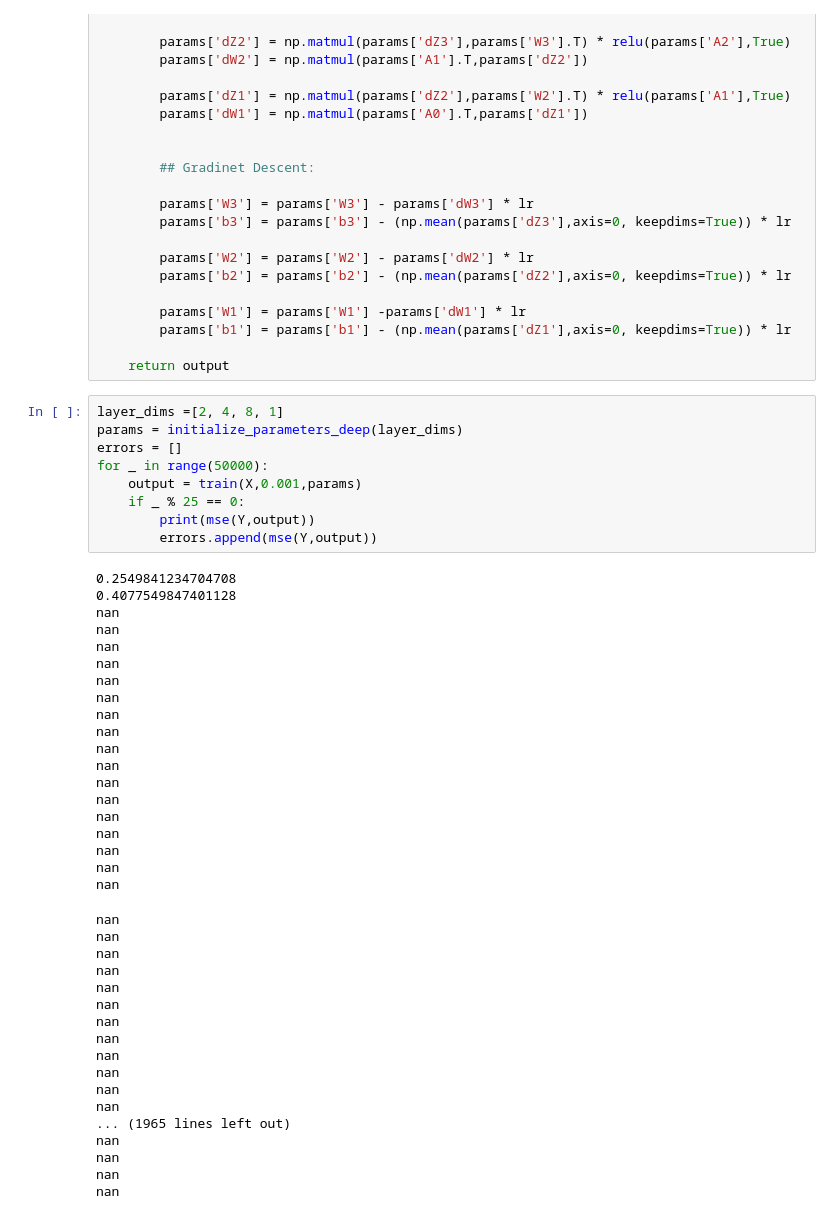
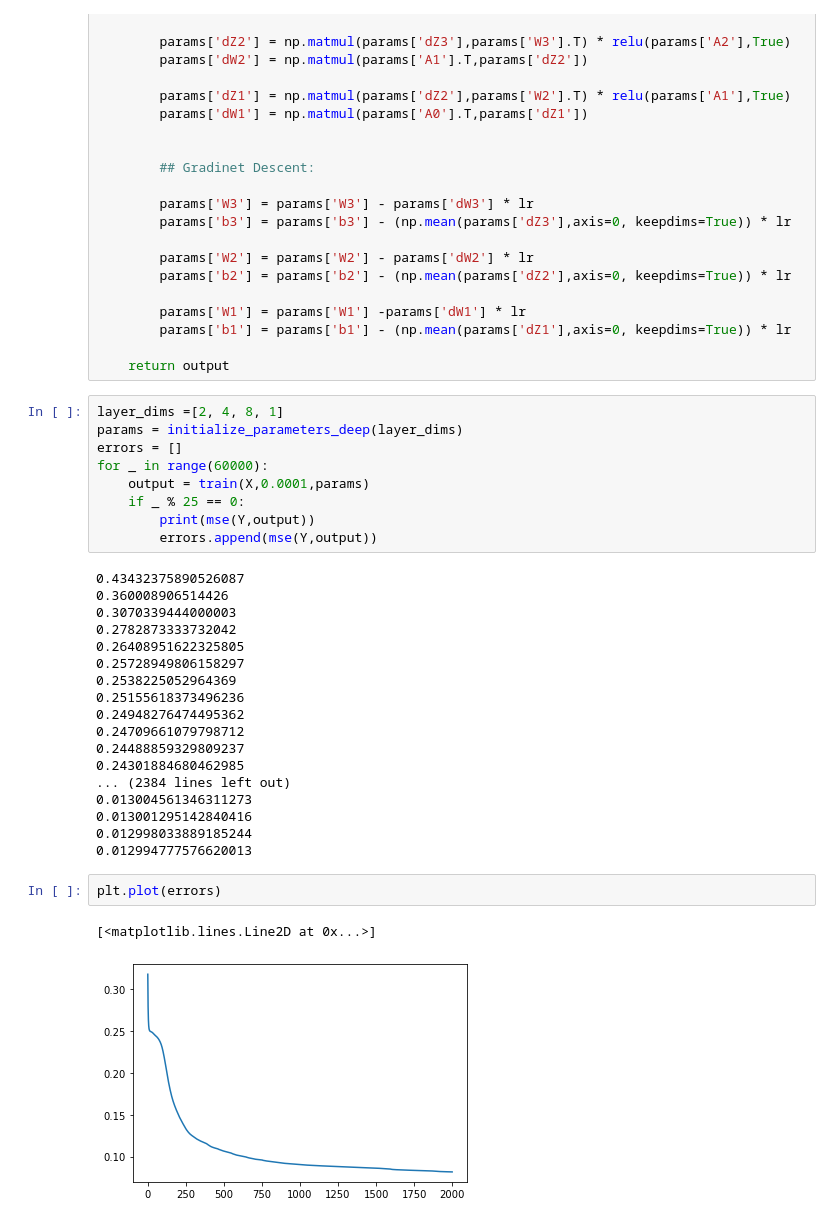
Before and after one commit to GreatestTrain/keras, a Jupyter notebook: 4.numpy.ipynb, the cells around one changed output. Cells and saved outputs as stored; diff of their text form.

```diff
--- a/4.numpy.ipynb
+++ b/4.numpy.ipynb
@@ -137,45 +119,31 @@ def train(X_data,lr,params,training=True):
 layer_dims =[2, 4, 8, 1]
 params = initialize_parameters_deep(layer_dims)
 errors = []
-for _ in range(50000):
-    output = train(X,0.001,params)
+for _ in range(60000):
+    output = train(X,0.0001,params)
     if _ % 25 == 0:
         print(mse(Y,output))
         errors.append(mse(Y,output))
 # %% [output]
-0.2549841234704708
-0.4077549847401128
-nan
-nan
-nan
-nan
-nan
-nan
-nan
-nan
-nan
-nan
-nan
-nan
-nan
-nan
-nan
-nan
-nan
+0.43432375890526087
+0.360008906514426
+0.3070339444000003
+0.2782873333732042
+0.26408951622325805
+0.25728949806158297
+0.2538225052964369
+0.25155618373496236
+0.24948276474495362
+0.24709661079798712
+0.24488859329809237
+0.24301884680462985
+... (2384 lines left out)
+0.013004561346311273
+0.013001295142840416
+0.012998033889185244
+0.012994777576620013
-nan
-nan
-nan
-nan
-nan
-nan
-nan
-nan
-nan
-nan
-nan
-nan
-... (1965 lines left out)
-nan
-nan
-nan
-nan
+# %%
+plt.plot(errors)
+# %% [output]
+[<matplotlib.lines.Line2D at 0x...>]
+[figure, added]
```
Also changed, not shown: parts of 7 cells of this notebook.
